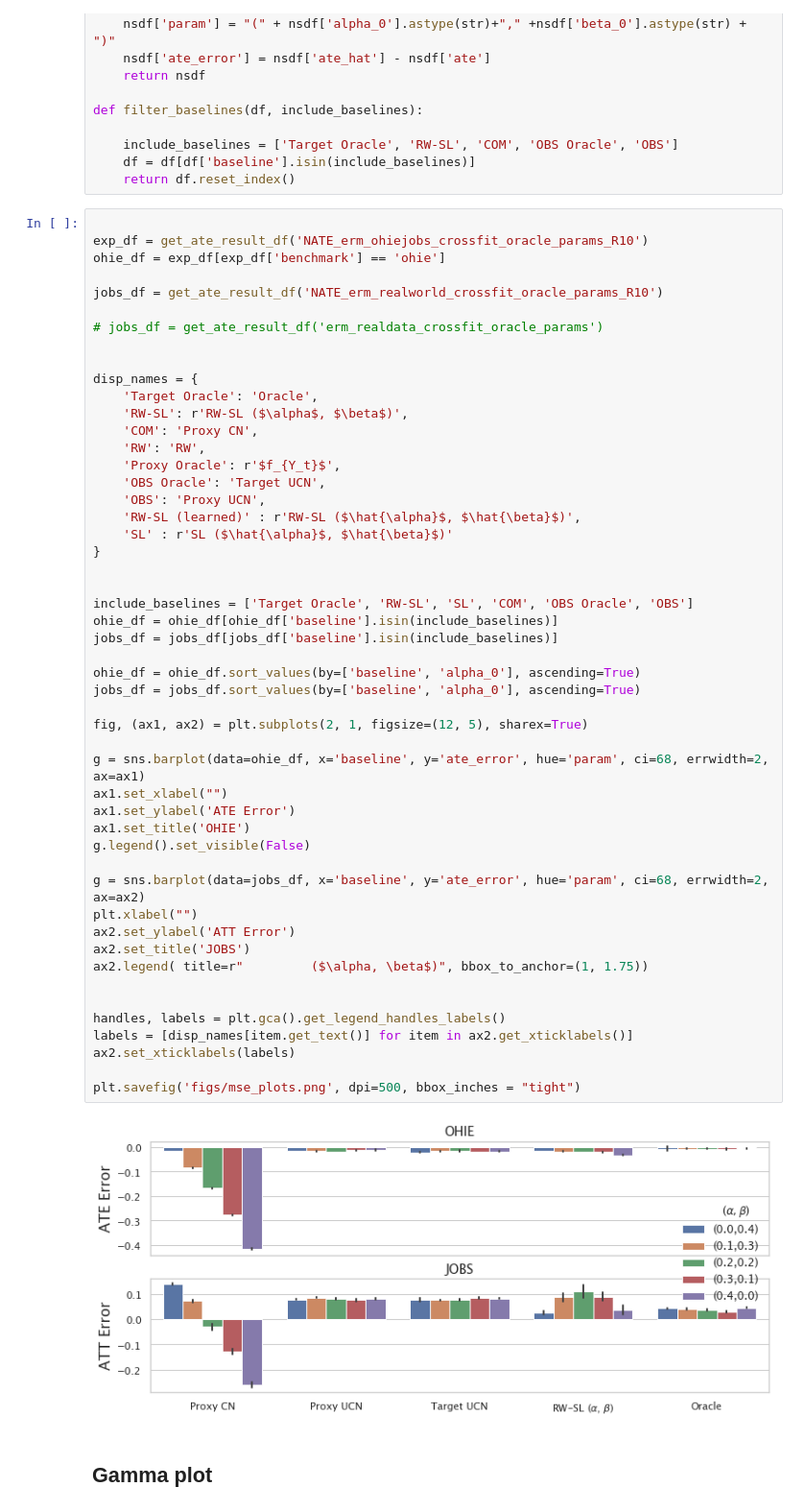
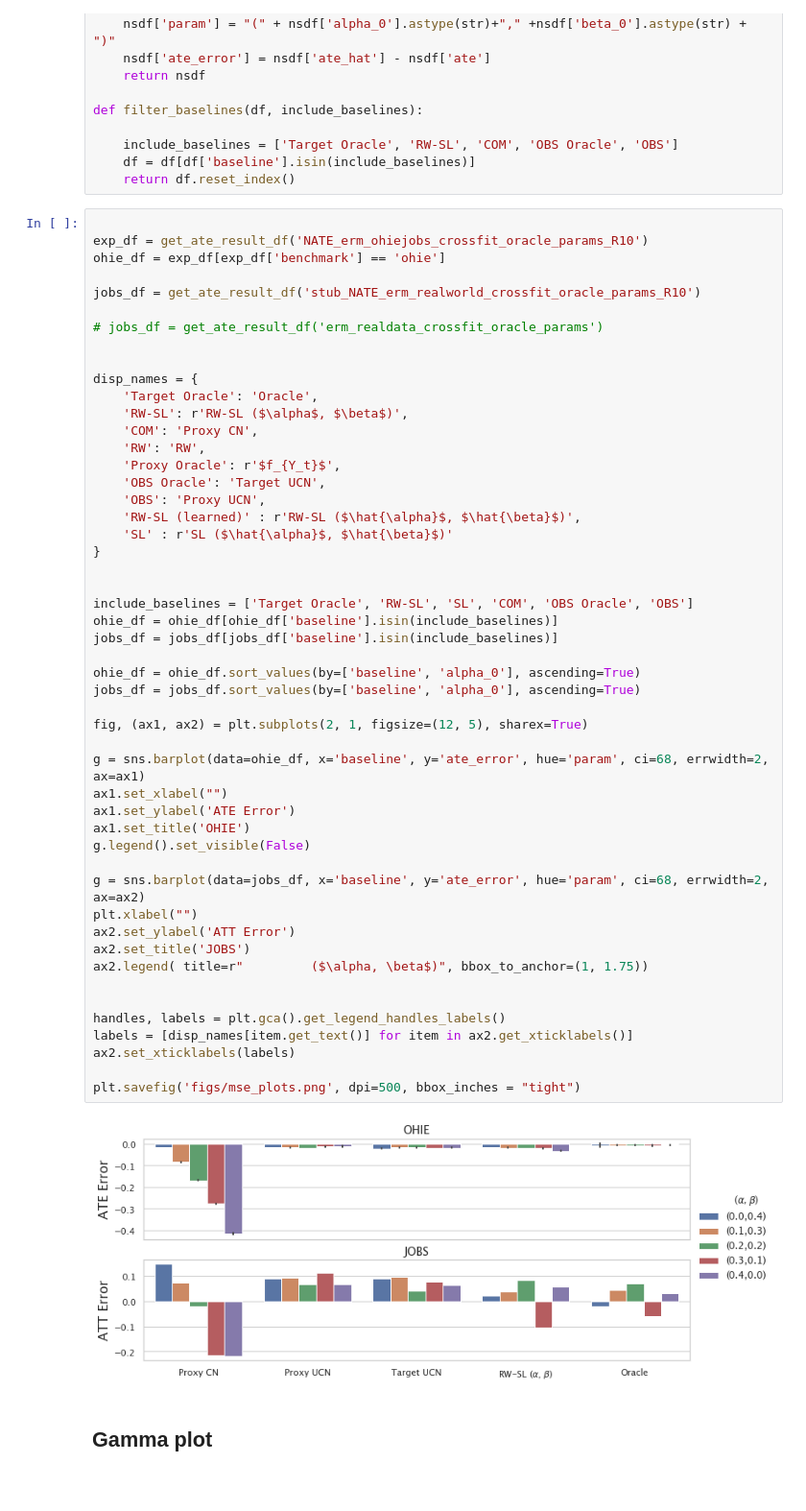
Before and after one commit to lguerdan/counterfactual-decision-support, a Jupyter notebook: notebook_results.ipynb, the cells around one changed output. Shown at 96% size. Saved outputs shown, nothing was run; the diff lists cells and outputs as text; blank space fills up the shorter version.

```diff
--- a/notebook_results.ipynb
+++ b/notebook_results.ipynb
@@ -118,7 +82,7 @@ def filter_baselines(df, include_baselines):
 exp_df = get_ate_result_df('NATE_erm_ohiejobs_crossfit_oracle_params_R10')
 ohie_df = exp_df[exp_df['benchmark'] == 'ohie']
 
-jobs_df = get_ate_result_df('NATE_erm_realworld_crossfit_oracle_params_R10')
+jobs_df = get_ate_result_df('stub_NATE_erm_realworld_crossfit_oracle_params_R10')
 
 # jobs_df = get_ate_result_df('erm_realdata_crossfit_oracle_params')
 
@@ -137,34 +101,34 @@ disp_names = {
 
 
 include_baselines = ['Target Oracle', 'RW-SL', 'SL', 'COM', 'OBS Oracle', 'OBS']
 ohie_df = ohie_df[ohie_df['baseline'].isin(include_baselines)]
 jobs_df = jobs_df[jobs_df['baseline'].isin(include_baselines)]
 
 ohie_df = ohie_df.sort_values(by=['baseline', 'alpha_0'], ascending=True)
 jobs_df = jobs_df.sort_values(by=['baseline', 'alpha_0'], ascending=True)
 
 fig, (ax1, ax2) = plt.subplots(2, 1, figsize=(12, 5), sharex=True)
 
 g = sns.barplot(data=ohie_df, x='baseline', y='ate_error', hue='param', ci=68, errwidth=2, ax=ax1)
 ax1.set_xlabel("")
 ax1.set_ylabel('ATE Error')
 ax1.set_title('OHIE')
 g.legend().set_visible(False)
 
 g = sns.barplot(data=jobs_df, x='baseline', y='ate_error', hue='param', ci=68, errwidth=2, ax=ax2)
 plt.xlabel("")
 ax2.set_ylabel('ATT Error')
 ax2.set_title('JOBS')
 ax2.legend( title=r"         ($\alpha, \beta$)", bbox_to_anchor=(1, 1.75))
 
 
 handles, labels = plt.gca().get_legend_handles_labels()
 labels = [disp_names[item.get_text()] for item in ax2.get_xticklabels()]
 ax2.set_xticklabels(labels)
 
 plt.savefig('figs/mse_plots.png', dpi=500, bbox_inches = "tight")
 # %% [output]
-[figure, old version]
+[figure, new version]
 # %% [markdown]
 ## Gamma plot
 # %%
```
Also changed, not shown: parts of 3 cells of this notebook, 2 other files.
